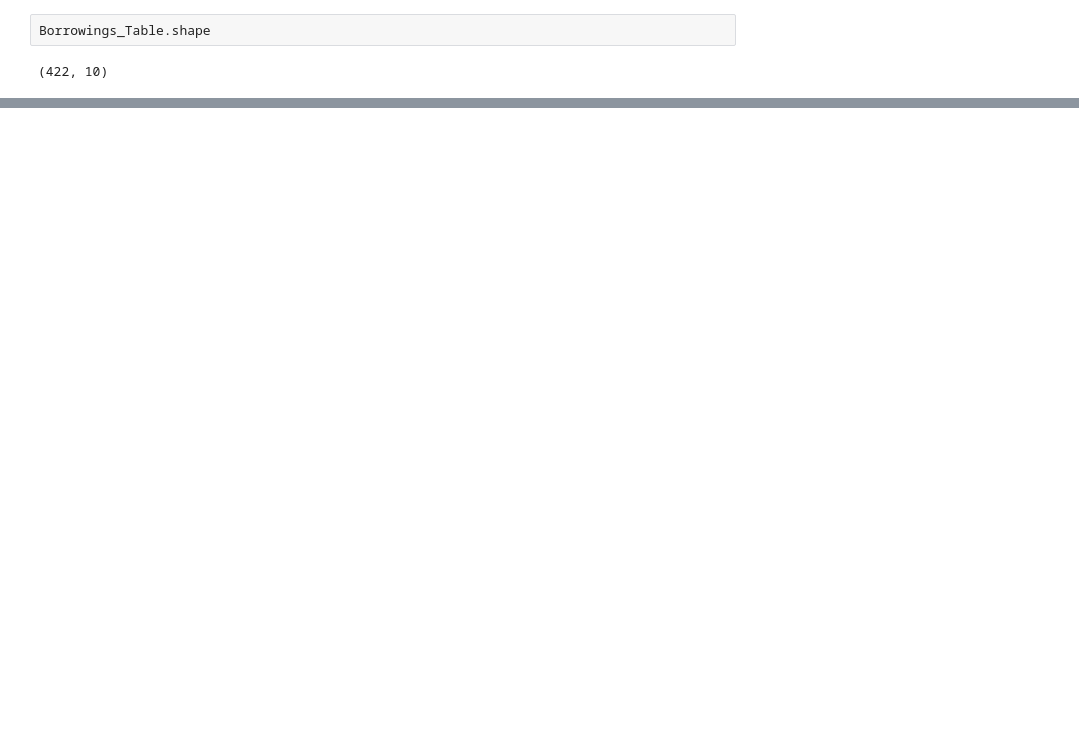
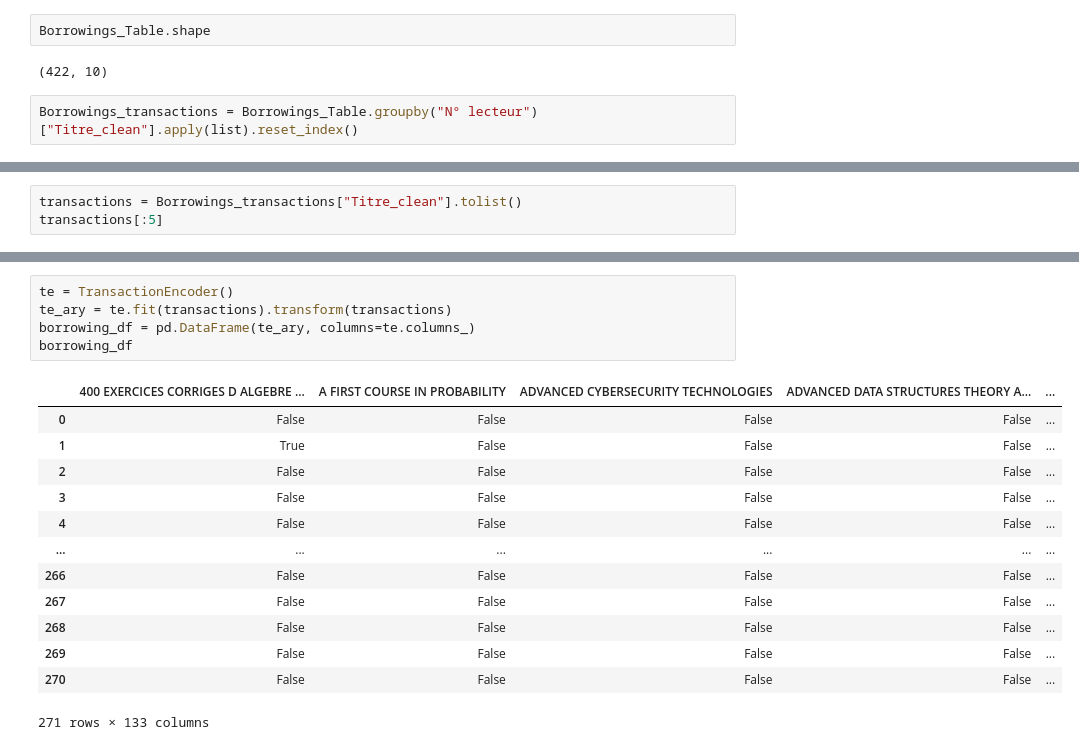
Before and after one commit to TI1307/DM_Project, a Jupyter notebook: notebooks/assosiation_rules.ipynb, the cells around one changed output, grey strips where cells are left out. Saved outputs shown, nothing was run; the diff lists cells and outputs as text; blank space fills up the shorter version.

```diff
--- a/notebooks/assosiation_rules.ipynb
+++ b/notebooks/assosiation_rules.ipynb
@@ -19,3 +19,5 @@ Borrowings_Table.head()
 Borrowings_Table.shape
 # %% [output]
 (422, 10)
+# %%
+Borrowings_transactions = Borrowings_Table.groupby("N° lecteur")["Titre_clean"].apply(list).reset_index()
@@ -21,0 +39,3 @@ Borrowings_Table.shape
+# %%
+transactions = Borrowings_transactions["Titre_clean"].tolist()
+transactions[:5]
@@ -21,0 +52,19 @@ Borrowings_Table.shape
+# %%
+te = TransactionEncoder()
+te_ary = te.fit(transactions).transform(transactions)
+borrowing_df = pd.DataFrame(te_ary, columns=te.columns_)
+borrowing_df
+# %% [output]
+|  | 400 EXERCICES CORRIGES D ALGEBRE ... | A FIRST COURSE IN PROBABILITY | ADVANCED CYBERSECURITY TECHNOLOGIES | ADVANCED DATA STRUCTURES THEORY A... | ... |
+| 0 | False | False | False | False | ... |
+| 1 | True | False | False | False | ... |
+| 2 | False | False | False | False | ... |
+| 3 | False | False | False | False | ... |
+| 4 | False | False | False | False | ... |
+| ... | ... | ... | ... | ... | ... |
+| 266 | False | False | False | False | ... |
+| 267 | False | False | False | False | ... |
+| 268 | False | False | False | False | ... |
+| 269 | False | False | False | False | ... |
+| 270 | False | False | False | False | ... |
+271 rows × 133 columns
```
Also changed, not shown: parts of 4 cells of this notebook.
